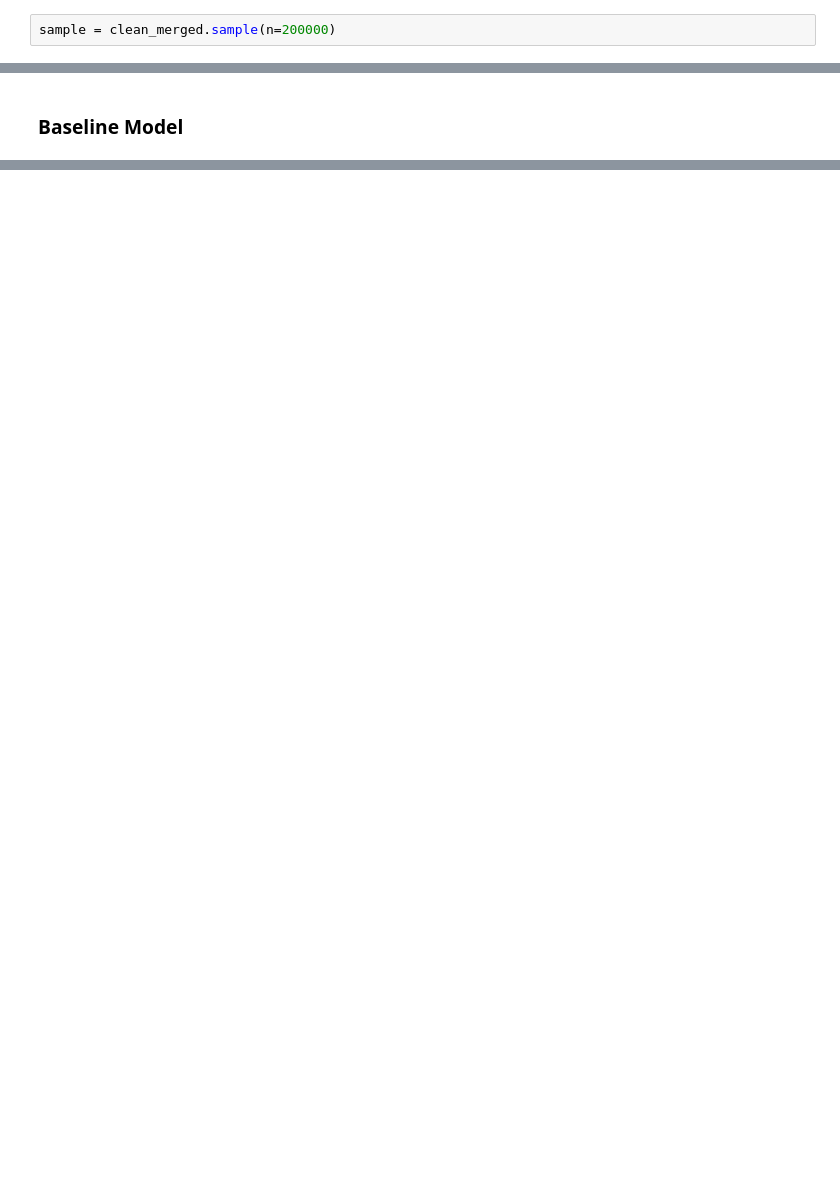
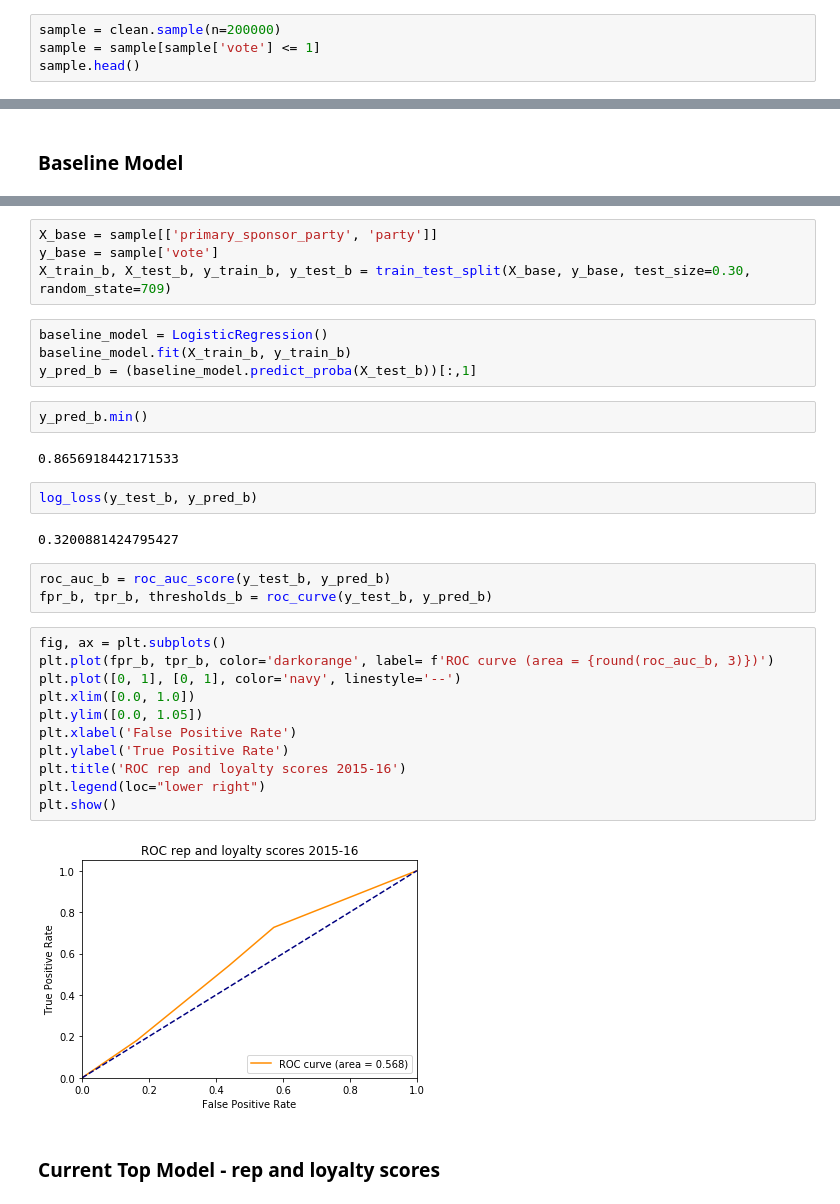
Before and after one commit to ekarboski/washington_state_legislation, a Jupyter notebook: Baseline_model.ipynb, the cells around one changed output, grey strips where cells are left out. Cells and saved outputs as stored; diff of their text form; blank space fills up the shorter version.

Commit message:
Update clean_df loading and merging and clean up workflow

```diff
--- a/Baseline_model.ipynb
+++ b/Baseline_model.ipynb
@@ -29,2 +99,4 @@ clean_merged['bill_length'] = clean_merged['bill_text'].apply(lambda x: len(x))
 # %%
-sample = clean_merged.sample(n=200000)
+sample = clean.sample(n=200000)
+sample = sample[sample['vote'] <= 1]
+sample.head()
@@ -78,0 +139,34 @@ y_pred = baseline_model.predict_proba(X_test)
+# %%
+X_base = sample[['primary_sponsor_party', 'party']]
+y_base = sample['vote']
+X_train_b, X_test_b, y_train_b, y_test_b = train_test_split(X_base, y_base, test_size=0.30, random_state=709)
+# %%
+baseline_model = LogisticRegression()
+baseline_model.fit(X_train_b, y_train_b)
+y_pred_b = (baseline_model.predict_proba(X_test_b))[:,1]
+# %%
+y_pred_b.min()
+# %% [output]
+0.8656918442171533
+# %%
+log_loss(y_test_b, y_pred_b)
+# %% [output]
+0.3200881424795427
+# %%
+roc_auc_b = roc_auc_score(y_test_b, y_pred_b)
+fpr_b, tpr_b, thresholds_b = roc_curve(y_test_b, y_pred_b)
+# %%
+fig, ax = plt.subplots()
+plt.plot(fpr_b, tpr_b, color='darkorange', label= f'ROC curve (area = {round(roc_auc_b, 3)})')
+plt.plot([0, 1], [0, 1], color='navy', linestyle='--')
+plt.xlim([0.0, 1.0])
+plt.ylim([0.0, 1.05])
+plt.xlabel('False Positive Rate')
+plt.ylabel('True Positive Rate')
+plt.title('ROC rep and loyalty scores 2015-16')
+plt.legend(loc="lower right")
+plt.show()
+# %% [output]
+[figure, added]
+# %% [markdown]
+### Current Top Model - rep and loyalty scores
```
Also changed, not shown: parts of 112 cells of this notebook.
